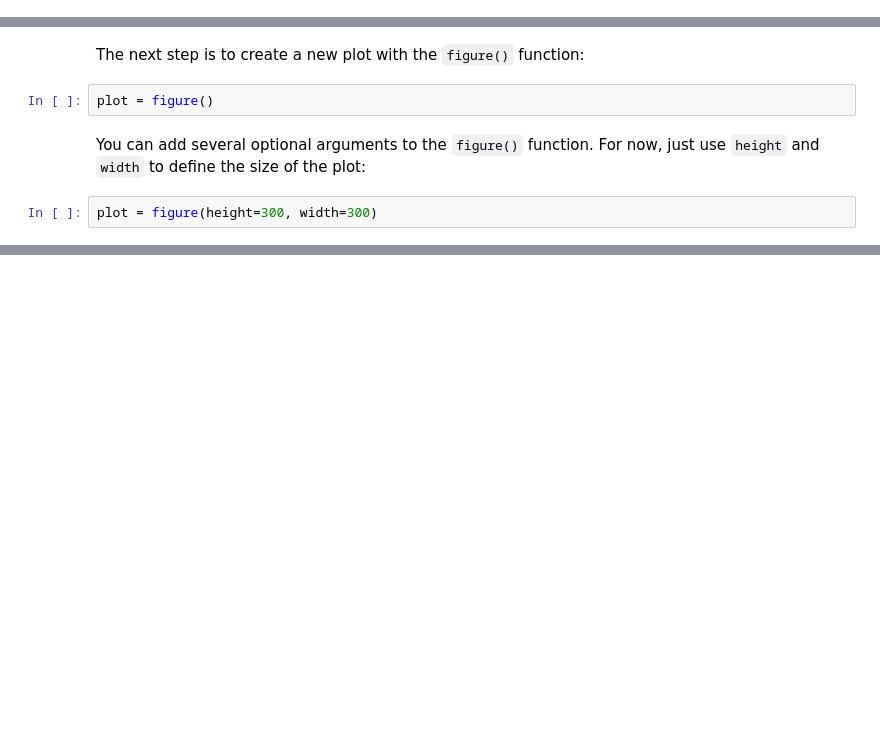
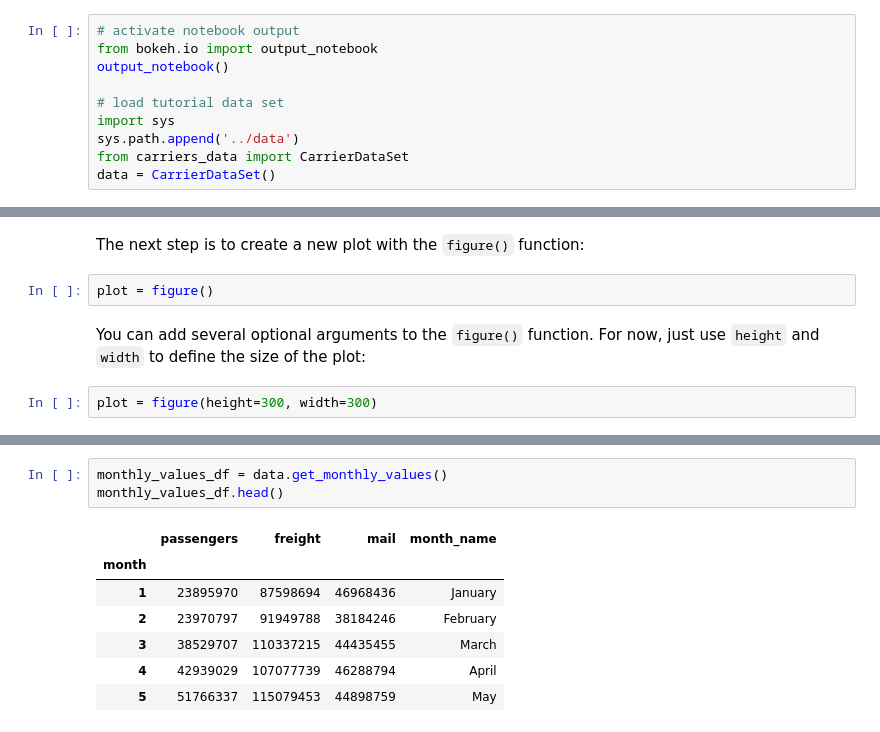
Before and after one commit to bokeh/tutorial, a Jupyter notebook: notebooks/04_basic_plots.ipynb, the cells around one changed output, grey strips where cells are left out. Cells and saved outputs as stored; diff of their text form; blank space fills up the shorter version.

```diff
--- a/notebooks/04_basic_plots.ipynb
+++ b/notebooks/04_basic_plots.ipynb
@@ -24,0 +19,10 @@ Loading BokehJS ...
+# %%
+# activate notebook output
+from bokeh.io import output_notebook
+output_notebook()
+
+# load tutorial data set
+import sys
+sys.path.append('../data')
+from carriers_data import CarrierDataSet
+data = CarrierDataSet()
@@ -117,0 +138,11 @@ show(plot)
+# %%
+monthly_values_df = data.get_monthly_values()
+monthly_values_df.head()
+# %% [output]
+|  | passengers | freight | mail | month_name |
+| month |  |  |  |  |
+| 1 | 23895970 | 87598694 | 46968436 | January |
+| 2 | 23970797 | 91949788 | 38184246 | February |
+| 3 | 38529707 | 110337215 | 44435455 | March |
+| 4 | 42939029 | 107077739 | 46288794 | April |
+| 5 | 51766337 | 115079453 | 44898759 | May |
```
Also changed, not shown: parts of 27 cells of this notebook, 1 other file.
